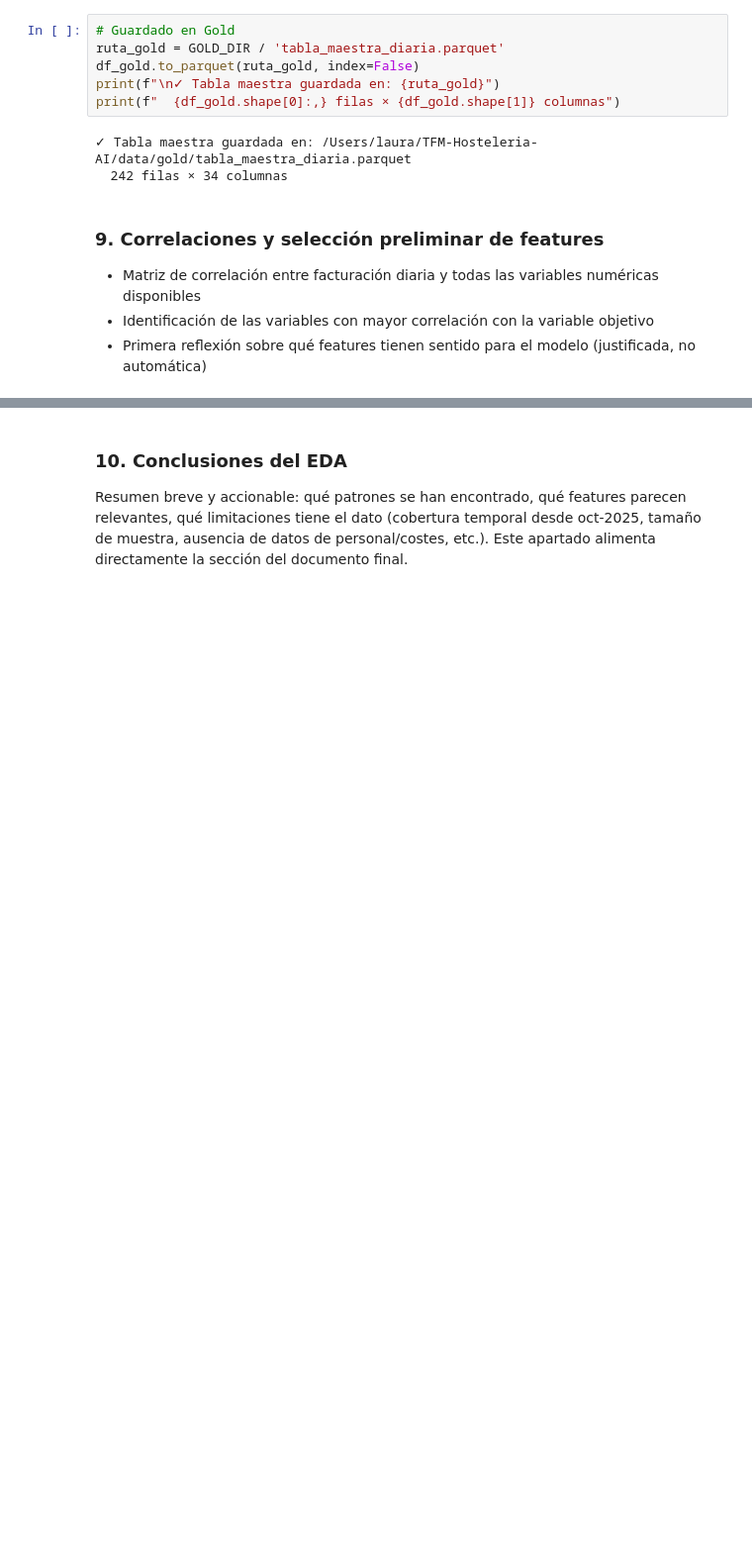
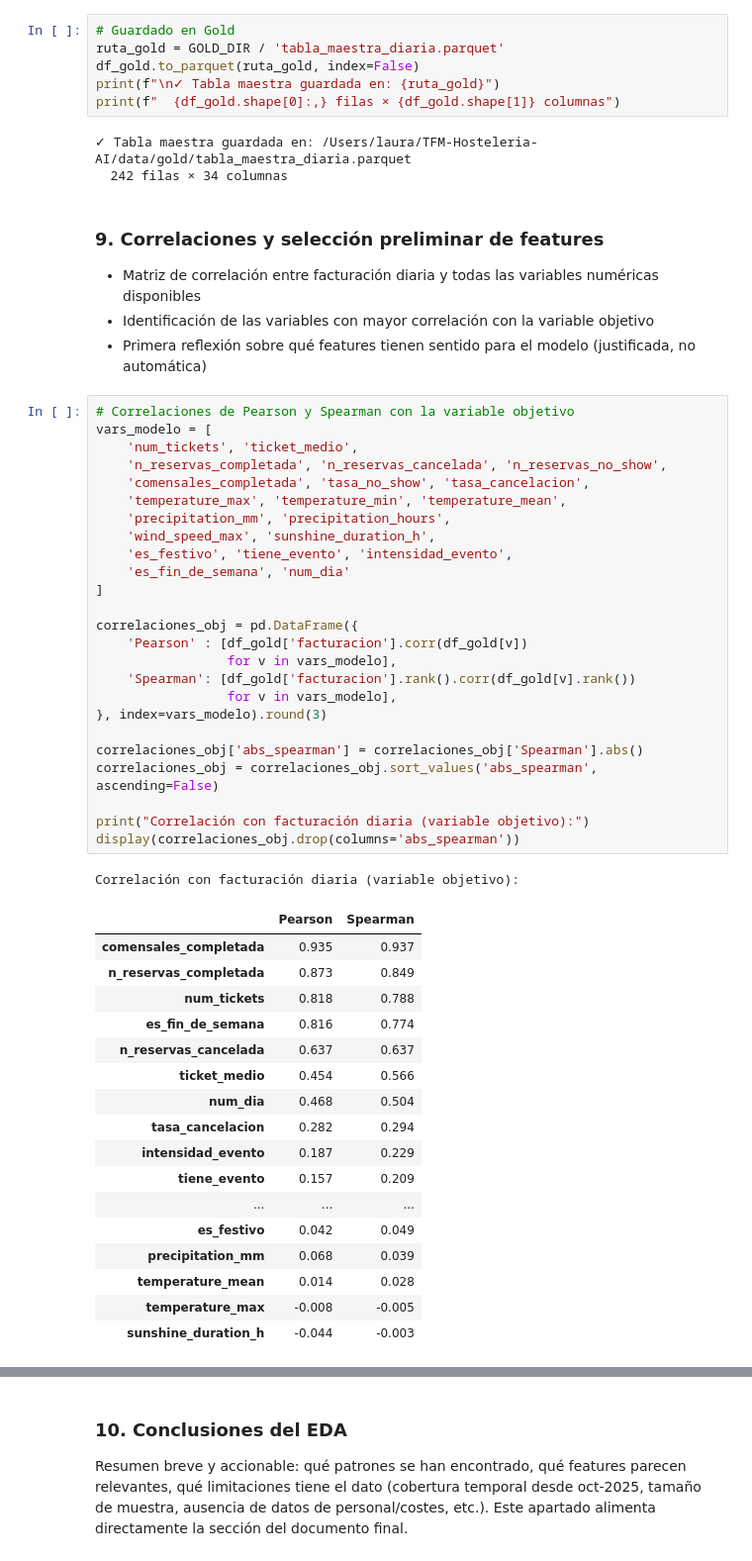
Before and after one commit to Joaquindam/TFM-Hosteleria-AI, a Jupyter notebook: notebooks/03_EDA.ipynb, the cells around one changed output, grey strips where cells are left out. Shown at 99% size. Saved outputs shown, nothing was run; the diff lists cells and outputs as text; blank space fills up the shorter version.

```diff
--- a/notebooks/03_EDA.ipynb
+++ b/notebooks/03_EDA.ipynb
@@ -2503,3 +2503,47 @@ print(f"  {df_gold.shape[0]:,} filas × {df_gold.shape[1]} columnas")
 - Matriz de correlación entre facturación diaria y todas las variables numéricas disponibles
 - Identificación de las variables con mayor correlación con la variable objetivo
 - Primera reflexión sobre qué features tienen sentido para el modelo (justificada, no automática)
+# %%
+# Correlaciones de Pearson y Spearman con la variable objetivo
+vars_modelo = [
+    'num_tickets', 'ticket_medio',
+    'n_reservas_completada', 'n_reservas_cancelada', 'n_reservas_no_show',
+    'comensales_completada', 'tasa_no_show', 'tasa_cancelacion',
+    'temperature_max', 'temperature_min', 'temperature_mean',
+    'precipitation_mm', 'precipitation_hours',
+    'wind_speed_max', 'sunshine_duration_h',
+    'es_festivo', 'tiene_evento', 'intensidad_evento',
+    'es_fin_de_semana', 'num_dia'
+]
+
+correlaciones_obj = pd.DataFrame({
+    'Pearson' : [df_gold['facturacion'].corr(df_gold[v])
+                 for v in vars_modelo],
+    'Spearman': [df_gold['facturacion'].rank().corr(df_gold[v].rank())
+                 for v in vars_modelo],
+}, index=vars_modelo).round(3)
+
+correlaciones_obj['abs_spearman'] = correlaciones_obj['Spearman'].abs()
+correlaciones_obj = correlaciones_obj.sort_values('abs_spearman', ascending=False)
+
+print("Correlación con facturación diaria (variable objetivo):")
+display(correlaciones_obj.drop(columns='abs_spearman'))
+# %% [output]
+Correlación con facturación diaria (variable objetivo):
+|  | Pearson | Spearman |
+| comensales_completada | 0.935 | 0.937 |
+| n_reservas_completada | 0.873 | 0.849 |
+| num_tickets | 0.818 | 0.788 |
+| es_fin_de_semana | 0.816 | 0.774 |
+| n_reservas_cancelada | 0.637 | 0.637 |
+| ticket_medio | 0.454 | 0.566 |
+| num_dia | 0.468 | 0.504 |
+| tasa_cancelacion | 0.282 | 0.294 |
+| intensidad_evento | 0.187 | 0.229 |
+| tiene_evento | 0.157 | 0.209 |
+| ... | ... | ... |
+| es_festivo | 0.042 | 0.049 |
+| precipitation_mm | 0.068 | 0.039 |
+| temperature_mean | 0.014 | 0.028 |
+| temperature_max | -0.008 | -0.005 |
+| sunshine_duration_h | -0.044 | -0.003 |
```
Also changed, not shown: parts of 10 cells of this notebook, 2 other files.
